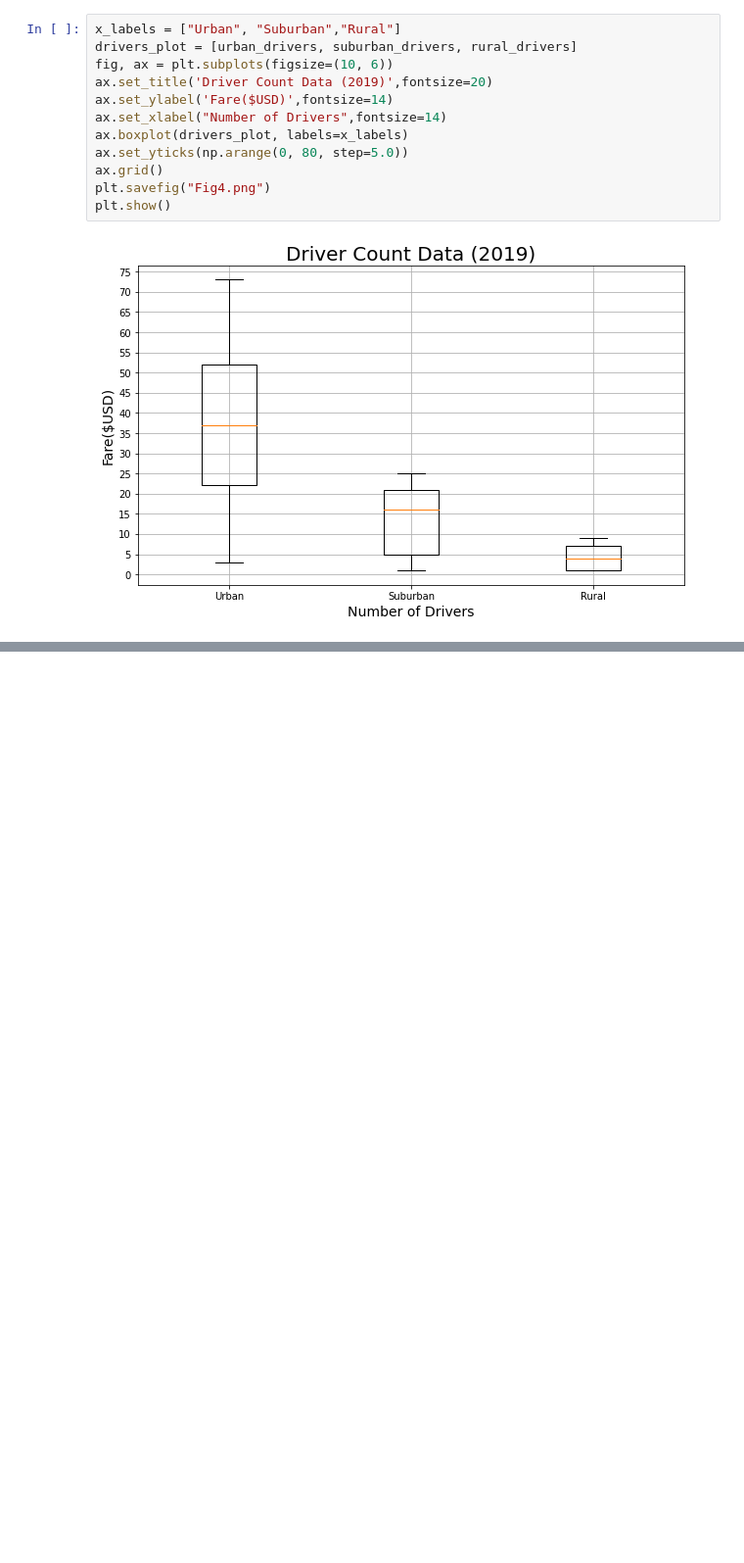
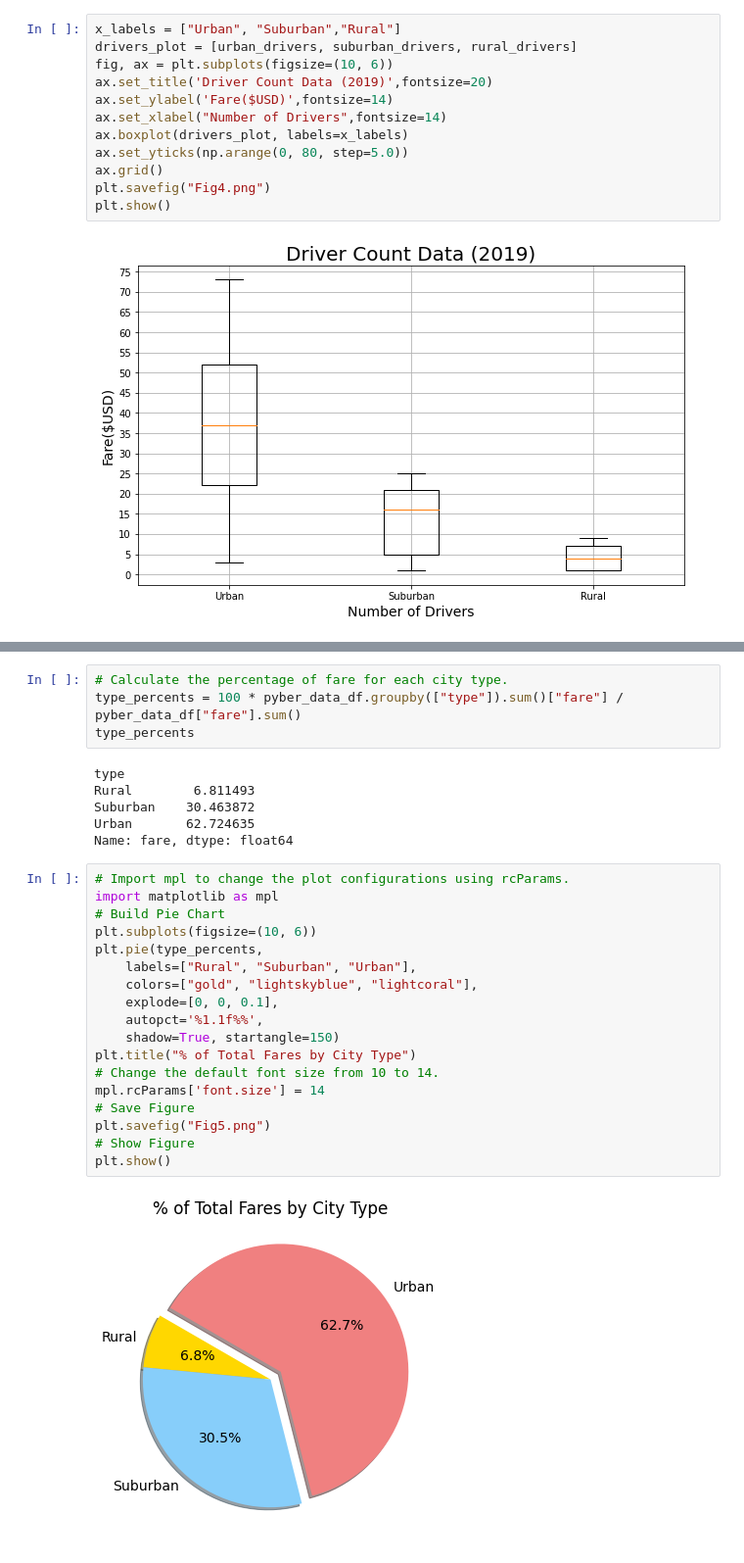
Before and after one commit to HoldenLauer/PyBer_Analysis, a Jupyter notebook: PyBer.ipynb, the cells around one changed output, grey strips where cells are left out. Shown: that part at 98% size. Drawn from its saved outputs; the diff is of its cells as text; blank space fills up the shorter version.

```diff
--- a/PyBer.ipynb
+++ b/PyBer.ipynb
@@ -549,0 +576,30 @@ plt.show()
+# %%
+# Calculate the percentage of fare for each city type.
+type_percents = 100 * pyber_data_df.groupby(["type"]).sum()["fare"] / pyber_data_df["fare"].sum()
+type_percents
+# %% [output]
+type
+Rural        6.811493
+Suburban    30.463872
+Urban       62.724635
+Name: fare, dtype: float64
+# %%
+# Import mpl to change the plot configurations using rcParams.
+import matplotlib as mpl
+# Build Pie Chart
+plt.subplots(figsize=(10, 6))
+plt.pie(type_percents,
+    labels=["Rural", "Suburban", "Urban"],
+    colors=["gold", "lightskyblue", "lightcoral"],
+    explode=[0, 0, 0.1],
+    autopct='%1.1f%%',
+    shadow=True, startangle=150)
+plt.title("% of Total Fares by City Type")
+# Change the default font size from 10 to 14.
+mpl.rcParams['font.size'] = 14
+# Save Figure
+plt.savefig("Fig5.png")
+# Show Figure
+plt.show()
+# %% [output]
+[figure, added]
```
Also changed, not shown: parts of 7 cells of this notebook.
